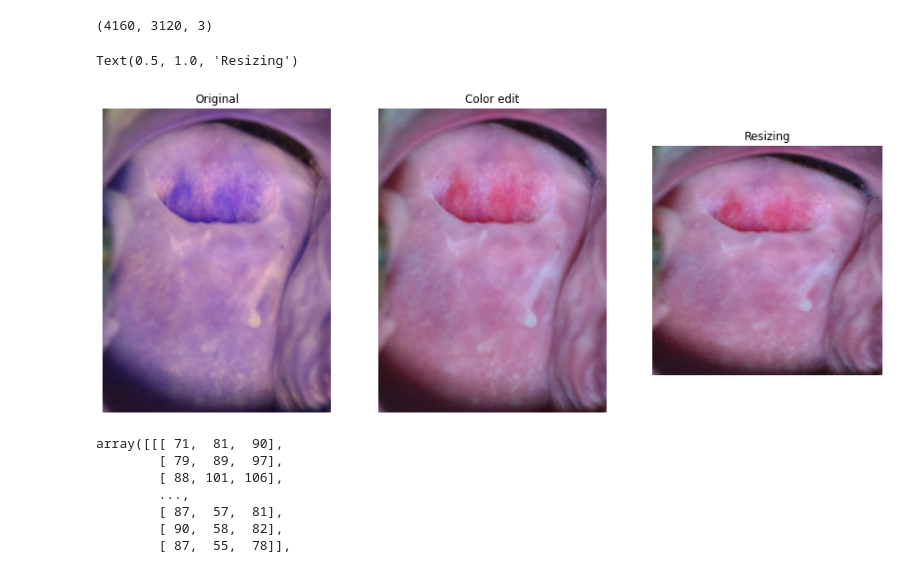
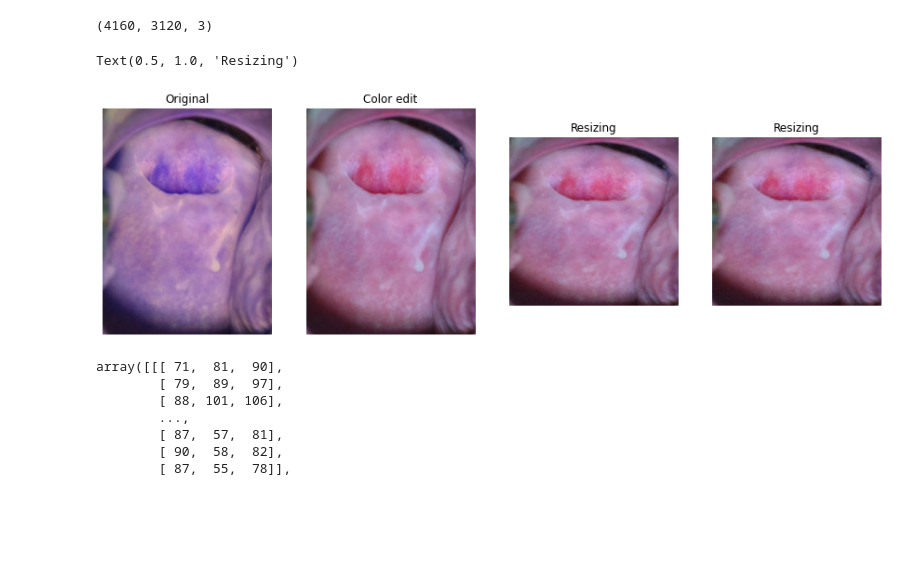
Before and after one commit to hyvnah/AI-class-project, a Jupyter notebook: AI Project - Cervical Cancer.ipynb, the cells around one changed output. Saved outputs shown, nothing was run; the diff lists cells and outputs as text; code cells hidden in the pictures; blank space fills up the shorter version.

```diff
--- a/AI Project - Cervical Cancer.ipynb
+++ b/AI Project - Cervical Cancer.ipynb
@@ -163,24 +164,29 @@ print(len(X_train), len(y_train), len(X_valid),len(y_valid))
 # %%
 # load image
 
 fig = plt.figure(figsize= (15,6))
-fig.add_subplot(1,3,1)
+fig.add_subplot(1,4,1)
 plt.imshow(cv2.imread(train_df['filepath'].values[0]))
 plt.axis(False)
 plt.title('Original')
 
-fig.add_subplot(1,3,2)
+fig.add_subplot(1,4,2)
 plt.imshow(cv2.cvtColor(cv2.imread(train_df['filepath'].values[0]),cv2.COLOR_RGB2BGR))
 plt.axis(False)
 plt.title('Color edit')
 
-fig.add_subplot(1,3,3)
+fig.add_subplot(1,4,3)
+plt.imshow(cv2.resize(cv2.cvtColor(cv2.imread(train_df['filepath'].values[0]),cv2.COLOR_RGB2BGR),(224,224)))
+plt.axis(False)
+plt.title('Resizing')
+
+fig.add_subplot(1,4,4)
 plt.imshow(cv2.resize(cv2.cvtColor(cv2.imread(train_df['filepath'].values[0]),cv2.COLOR_RGB2BGR),(128,128)))
 plt.axis(False)
 plt.title('Resizing')
 # %% [output]
 Text(0.5, 1.0, 'Resizing')
-[figure, old version]
+[figure, new version]
 # %%
 # train data
 
```
Also changed, not shown: parts of 36 cells of this notebook.
